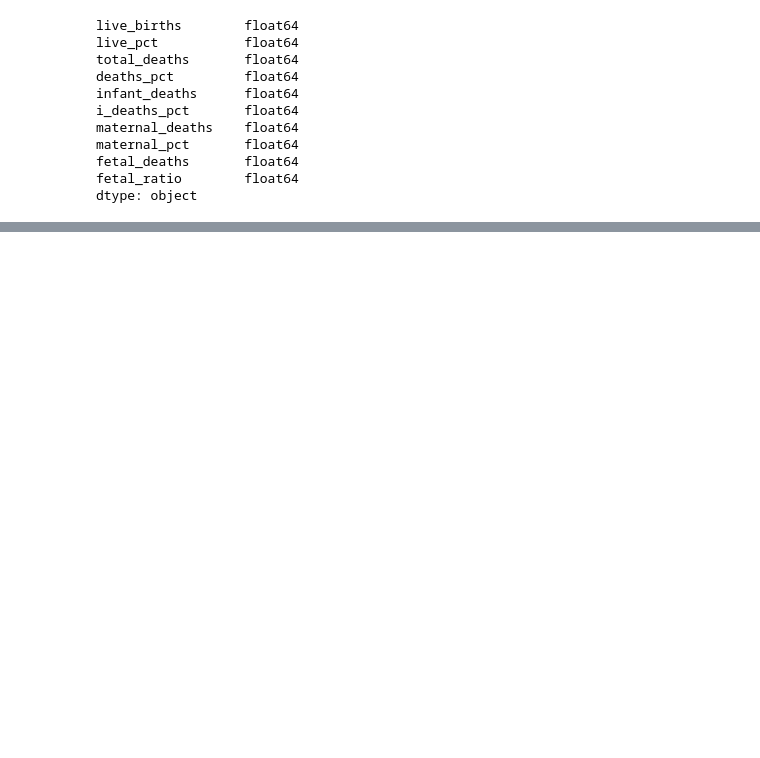
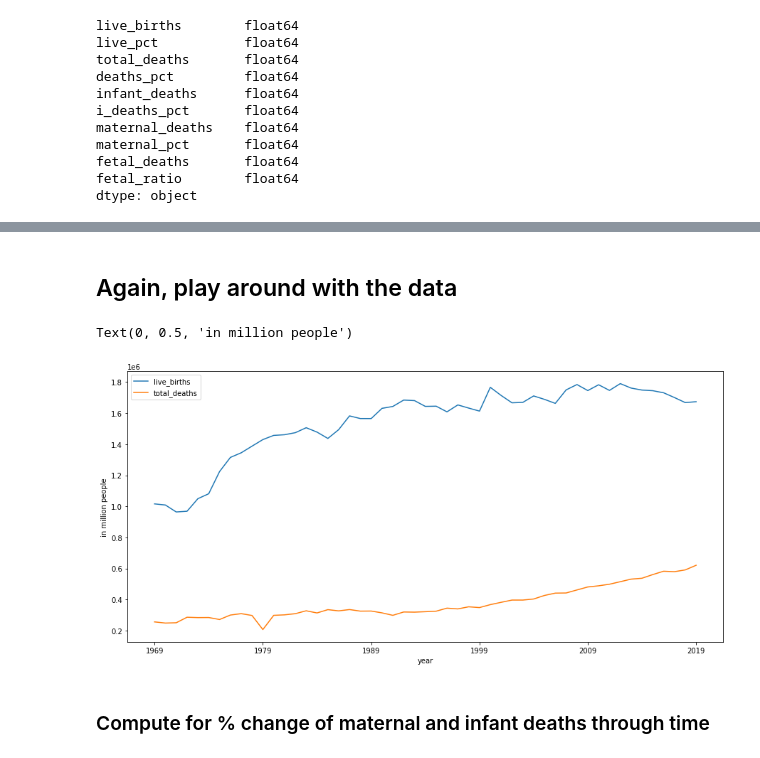
Before and after one commit to pmagtulis/practice-notebooks, a Jupyter notebook: camelot/health-data-pdf.ipynb, the cells around one changed output, grey strips where cells are left out. Cells and saved outputs as stored; diff of their text form; code cells hidden in the pictures; blank space fills up the shorter version.

```diff
--- a/camelot/health-data-pdf.ipynb
+++ b/camelot/health-data-pdf.ipynb
@@ -281,0 +276,2 @@ dtype: object
+# %%
+df_mort = df_mort.iloc[::-1]
@@ -281,0 +290,11 @@ dtype: object
+# %% [markdown]
+## Again, play around with the data
+# %%
+ax = df_mort.plot(y=['live_births', 'total_deaths'], figsize=(15,7))
+ax.set_xlabel("year")
+ax.set_ylabel("in million people")
+# %% [output]
+Text(0, 0.5, 'in million people')
+[figure, added]
+# %% [markdown]
+### Compute for % change of maternal and infant deaths through time
```
Also changed, not shown: parts of 5 cells of this notebook.
